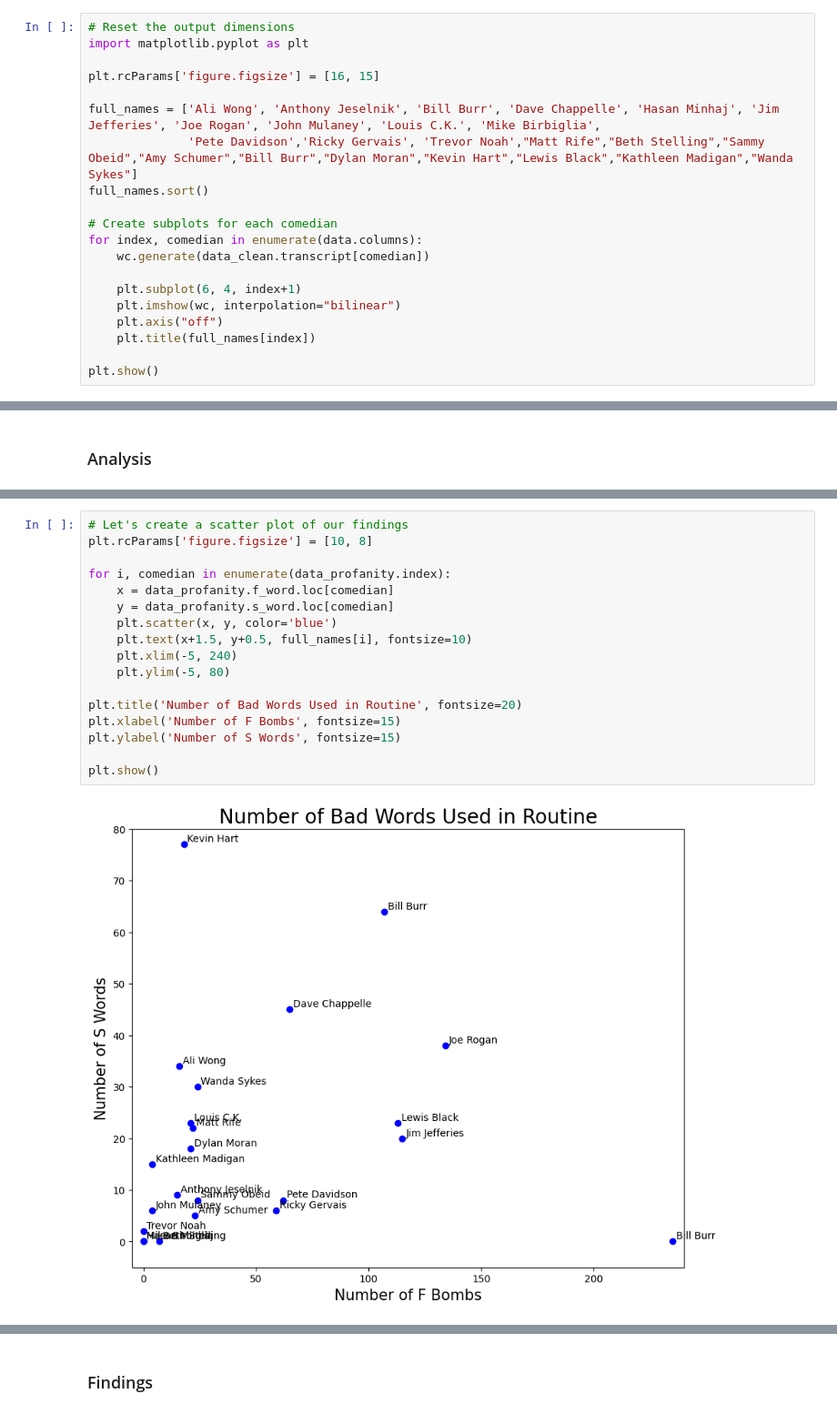
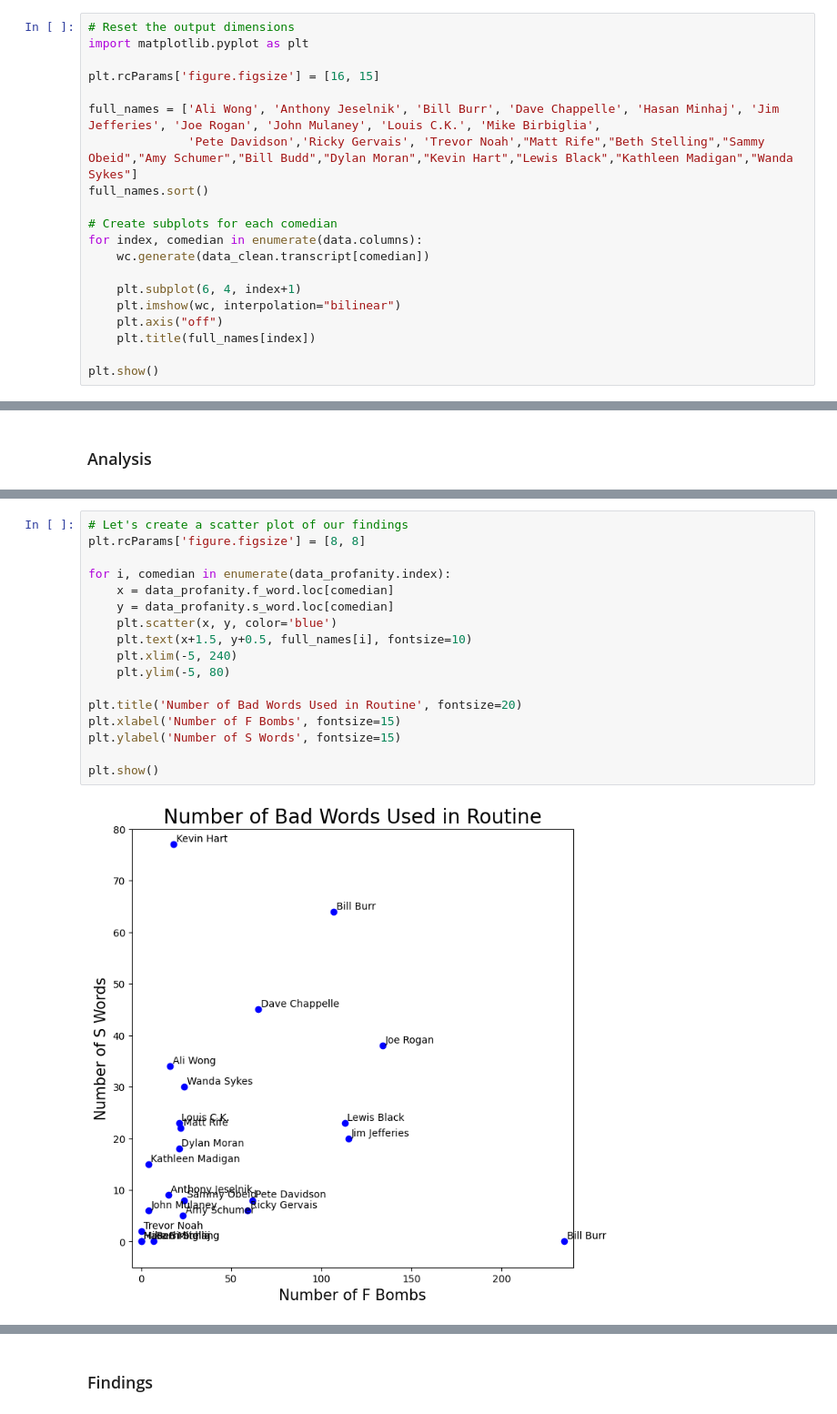
Before and after one commit to IqmanS/NLP-Assignments, a Jupyter notebook: NLP_in_Python_3.ipynb, the cells around one changed output, grey strips where cells are left out. Shown at 91% size. Drawn from its saved outputs; the diff is of its cells as text.

```diff
--- a/NLP_in_Python_3.ipynb
+++ b/NLP_in_Python_3.ipynb
@@ -181,7 +181,7 @@ import matplotlib.pyplot as plt
 plt.rcParams['figure.figsize'] = [16, 15]
 
 full_names = ['Ali Wong', 'Anthony Jeselnik', 'Bill Burr', 'Dave Chappelle', 'Hasan Minhaj', 'Jim Jefferies', 'Joe Rogan', 'John Mulaney', 'Louis C.K.', 'Mike Birbiglia',
-              'Pete Davidson','Ricky Gervais', 'Trevor Noah',"Matt Rife","Beth Stelling","Sammy Obeid","Amy Schumer","Bill Burr","Dylan Moran","Kevin Hart","Lewis Black","Kathleen Madigan","Wanda Sykes"]
+              'Pete Davidson','Ricky Gervais', 'Trevor Noah',"Matt Rife","Beth Stelling","Sammy Obeid","Amy Schumer","Bill Budd","Dylan Moran","Kevin Hart","Lewis Black","Kathleen Madigan","Wanda Sykes"]
 full_names.sort()
 
 # Create subplots for each comedian
@@ -361,19 +374,19 @@ data_profanity
 # %%
 # Let's create a scatter plot of our findings
-plt.rcParams['figure.figsize'] = [10, 8]
+plt.rcParams['figure.figsize'] = [8, 8]
 
 for i, comedian in enumerate(data_profanity.index):
     x = data_profanity.f_word.loc[comedian]
     y = data_profanity.s_word.loc[comedian]
     plt.scatter(x, y, color='blue')
     plt.text(x+1.5, y+0.5, full_names[i], fontsize=10)
     plt.xlim(-5, 240)
     plt.ylim(-5, 80)
 
 plt.title('Number of Bad Words Used in Routine', fontsize=20)
 plt.xlabel('Number of F Bombs', fontsize=15)
 plt.ylabel('Number of S Words', fontsize=15)
 
 plt.show()
 # %% [output]
-[figure, old version]
+[figure, new version]
```
Also changed, not shown: parts of 7 cells of this notebook.
